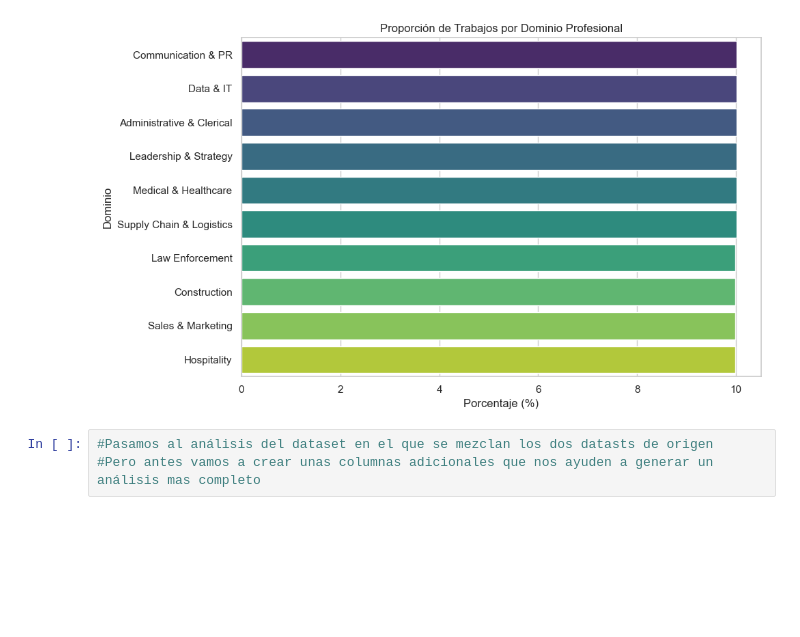
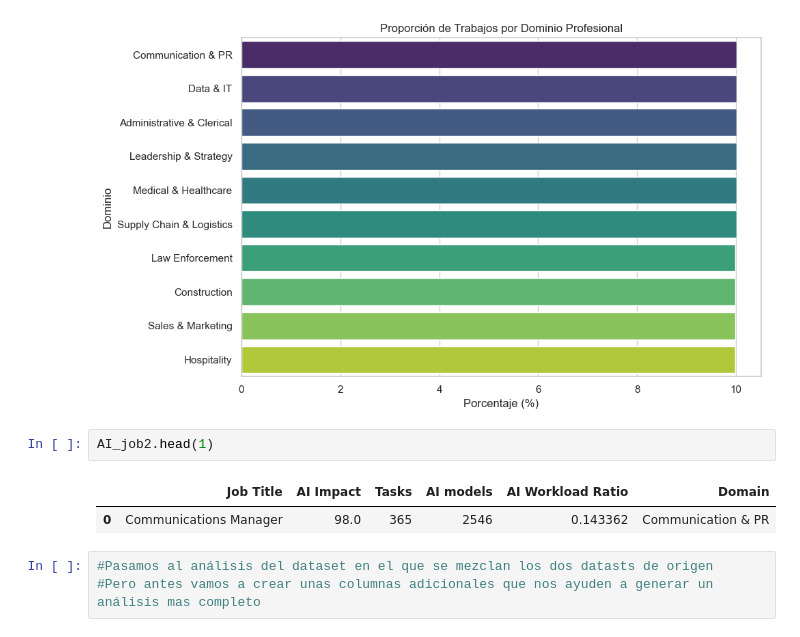
Before and after one commit to httpluris7/AI-Impact-on-works-today, a Jupyter notebook: AI_work.ipynb, the cells around one changed output. Drawn from its saved outputs; the diff is of its cells as text; blank space fills up the shorter version.

```diff
--- a/AI_work.ipynb
+++ b/AI_work.ipynb
@@ -240,6 +275,11 @@ Passing `palette` without assigning `hue` is deprecated and will be removed in v
 
   sns.barplot(x=domain_proportions.values, y=domain_proportions.index, palette="viridis")
 [figure]
+# %%
+AI_job2.head(1)
+# %% [output]
+|  | Job Title | AI Impact | Tasks | AI models | AI Workload Ratio | Domain |
+| 0 | Communications Manager | 98.0 | 365 | 2546 | 0.143362 | Communication & PR |
 # %%
 #Pasamos al análisis del dataset en el que se mezclan los dos datasts de origen
 #Pero antes vamos a crear unas columnas adicionales que nos ayuden a generar un análisis mas completo
```
Also changed, not shown: parts of 3 cells of this notebook.
